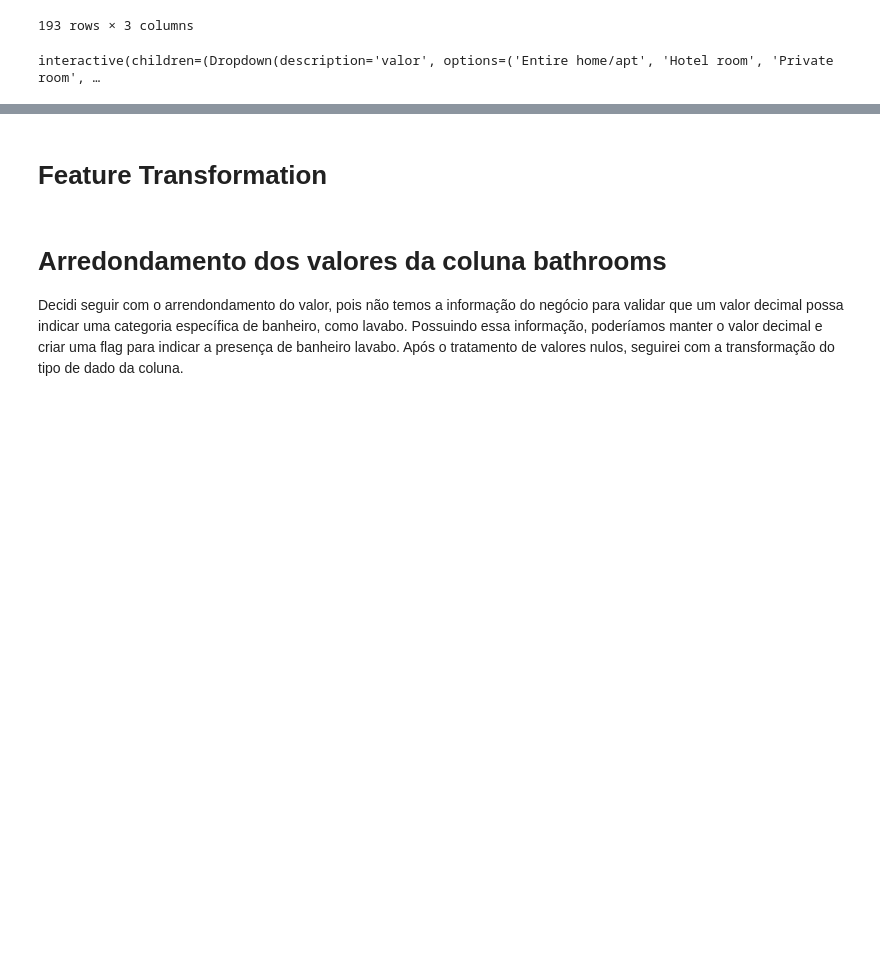
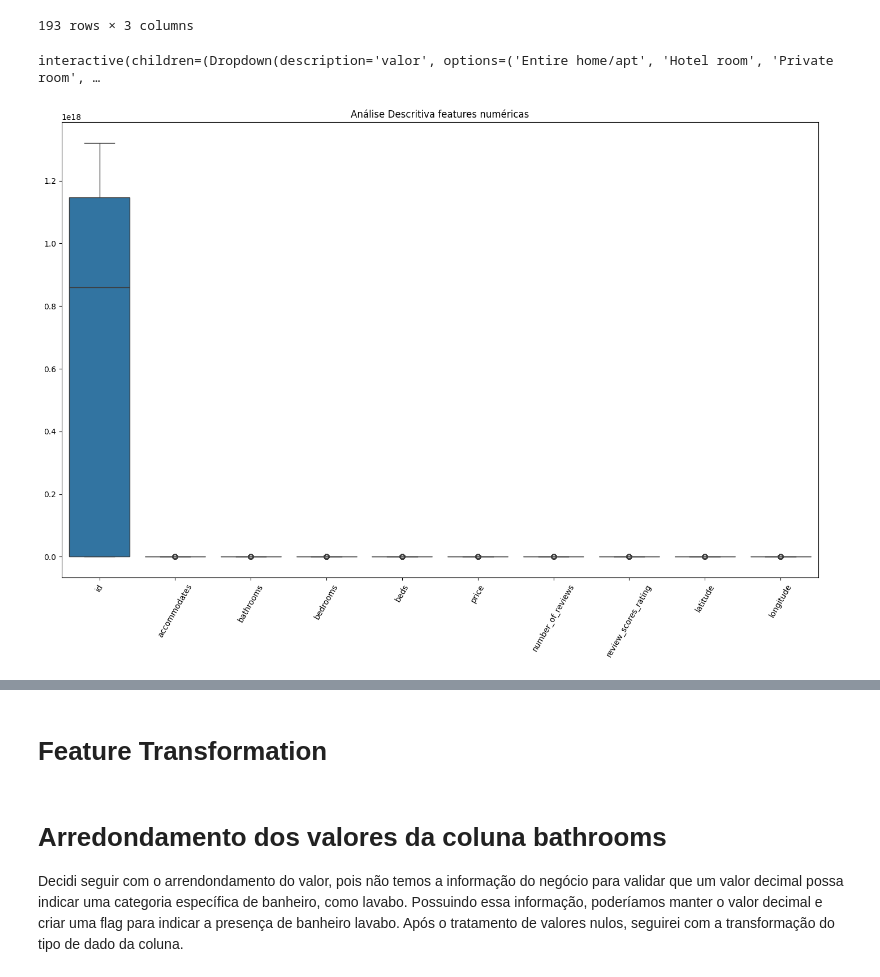
Before and after one commit to ederray/projetos_dnc, a Jupyter notebook: desafio5_data_wrangling/notebooks/eda.ipynb, the cells around one changed output, grey strips where cells are left out. Drawn from its saved outputs; the diff is of its cells as text; code cells hidden in the pictures; blank space fills up the shorter version.

```diff
--- a/desafio5_data_wrangling/notebooks/eda.ipynb
+++ b/desafio5_data_wrangling/notebooks/eda.ipynb
@@ -411,3 +416,8 @@ qtde_ids_fora_filtro
 filtragem_interativa_valores_categoricos(df=qtde_ids_fora_filtro, coluna='room_type')
 # %% [output]
 interactive(children=(Dropdown(description='valor', options=('Entire home/apt', 'Hotel room', 'Private room', …
+# %%
+# análise da distribuição dos dados
+grafico_boxplot(df=tbl_anuncios)
+# %% [output]
+[figure, added]
```
Also changed, not shown: parts of 56 cells of this notebook, 8 other files.
